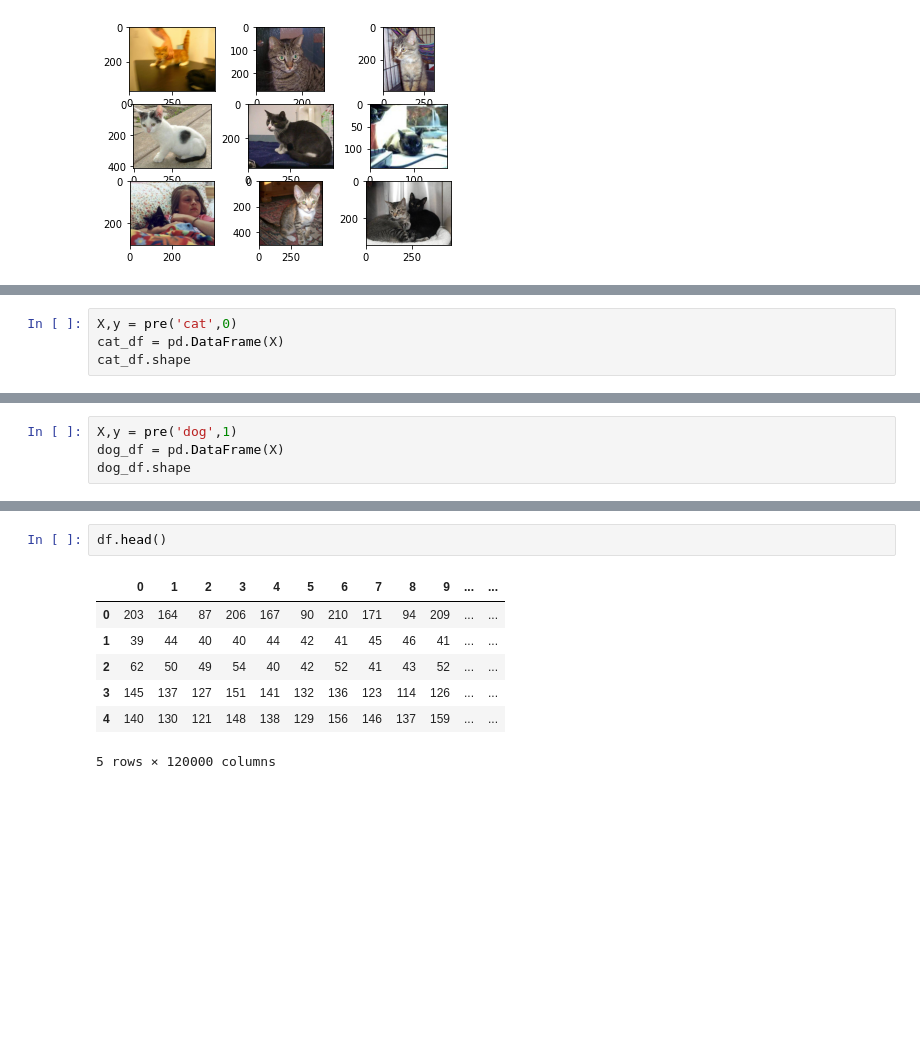
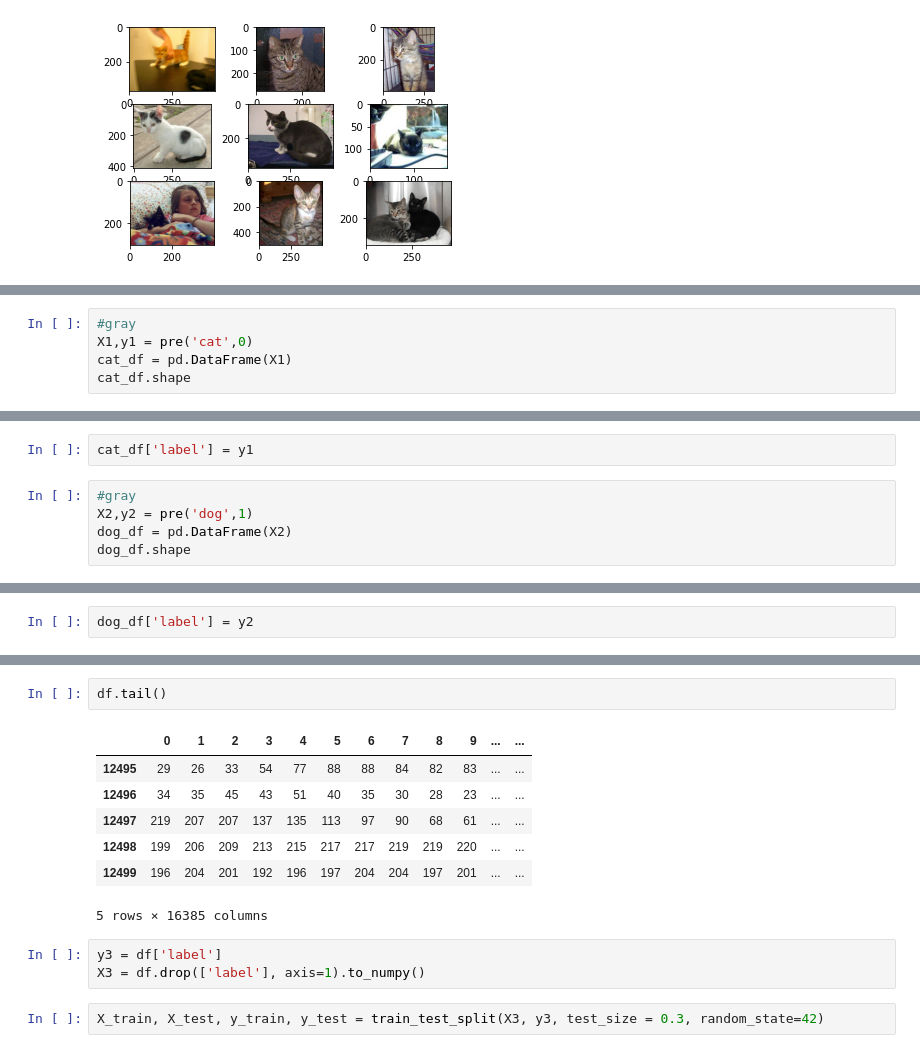
Before and after one commit to renanarimon/ML, a Jupyter notebook: cat vs dogs 2.ipynb, the cells around one changed output, grey strips where cells are left out. Saved outputs shown, nothing was run; the diff lists cells and outputs as text; blank space fills up the shorter version.

```diff
--- a/cat vs dogs 2.ipynb
+++ b/cat vs dogs 2.ipynb
@@ -61,7 +93,8 @@ def pre(name, num):
         y[i,0] = num
     return X,y
 # %%
-X,y = pre('cat',0)
-cat_df = pd.DataFrame(X)
+#gray
+X1,y1 = pre('cat',0)
+cat_df = pd.DataFrame(X1)
 cat_df.shape
 # %% [output]
@@ -69,5 +102,8 @@ cat_df.shape
+# %%
+cat_df['label'] = y1
 # %%
-X,y = pre('dog',1)
-dog_df = pd.DataFrame(X)
+#gray
+X2,y2 = pre('dog',1)
+dog_df = pd.DataFrame(X2)
 dog_df.shape
 # %% [output]
@@ -75 +111,3 @@ dog_df.shape
+# %%
+dog_df['label'] = y2
 # %%
@@ -80,10 +130,15 @@ df.shape
 # %%
-df.head()
+df.tail()
 # %% [output]
 |  | 0 | 1 | 2 | 3 | 4 | 5 | 6 | 7 | 8 | 9 | ... | ... |
-| 0 | 203 | 164 | 87 | 206 | 167 | 90 | 210 | 171 | 94 | 209 | ... | ... |
-| 1 | 39 | 44 | 40 | 40 | 44 | 42 | 41 | 45 | 46 | 41 | ... | ... |
-| 2 | 62 | 50 | 49 | 54 | 40 | 42 | 52 | 41 | 43 | 52 | ... | ... |
-| 3 | 145 | 137 | 127 | 151 | 141 | 132 | 136 | 123 | 114 | 126 | ... | ... |
-| 4 | 140 | 130 | 121 | 148 | 138 | 129 | 156 | 146 | 137 | 159 | ... | ... |
+| 12495 | 29 | 26 | 33 | 54 | 77 | 88 | 88 | 84 | 82 | 83 | ... | ... |
+| 12496 | 34 | 35 | 45 | 43 | 51 | 40 | 35 | 30 | 28 | 23 | ... | ... |
+| 12497 | 219 | 207 | 207 | 137 | 135 | 113 | 97 | 90 | 68 | 61 | ... | ... |
+| 12498 | 199 | 206 | 209 | 213 | 215 | 217 | 217 | 219 | 219 | 220 | ... | ... |
+| 12499 | 196 | 204 | 201 | 192 | 196 | 197 | 204 | 204 | 197 | 201 | ... | ... |
-5 rows × 120000 columns
+5 rows × 16385 columns
+# %%
+y3 = df['label']
+X3 = df.drop(['label'], axis=1).to_numpy()
+# %%
+X_train, X_test, y_train, y_test = train_test_split(X3, y3, test_size = 0.3, random_state=42)
```
Also changed, not shown: parts of 19 cells of this notebook, 1 other file.
